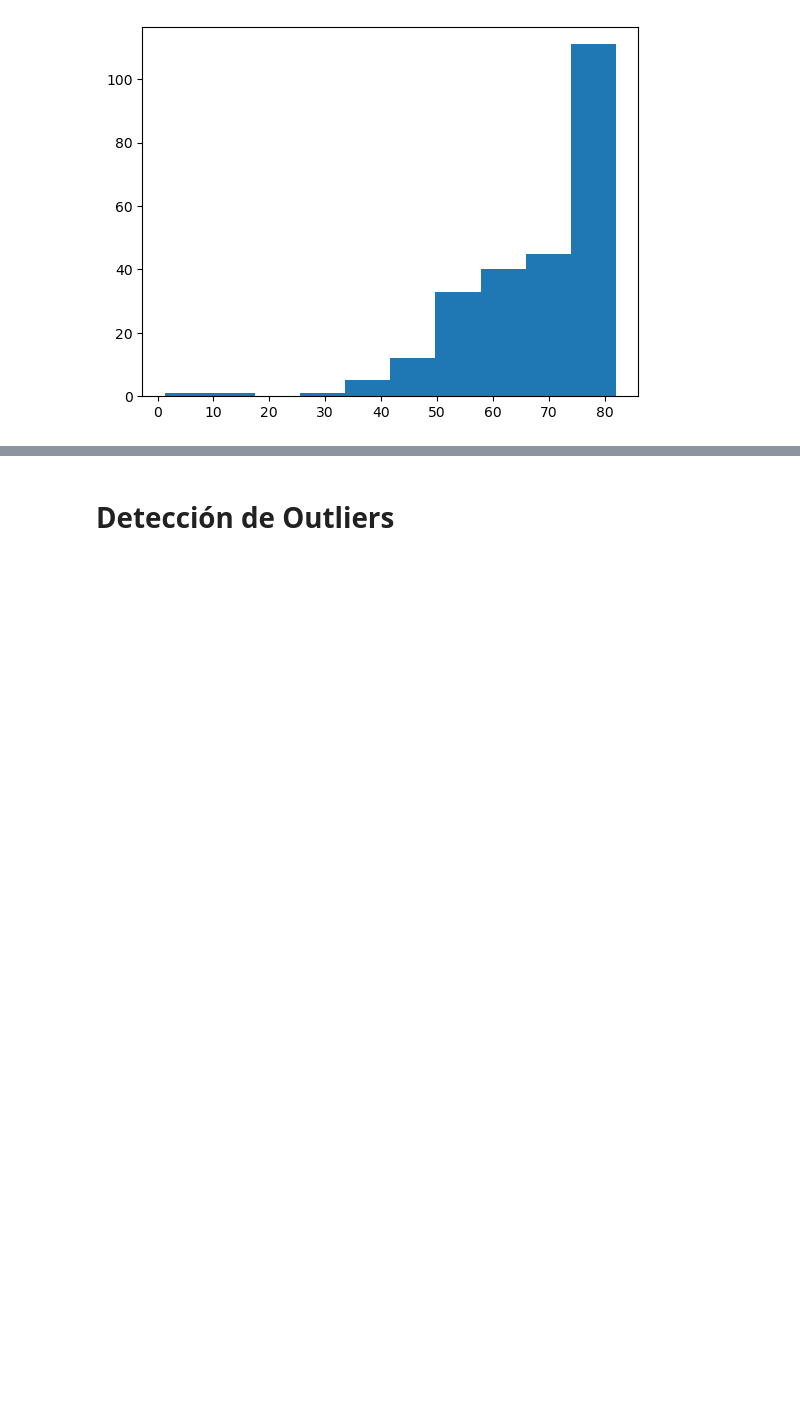
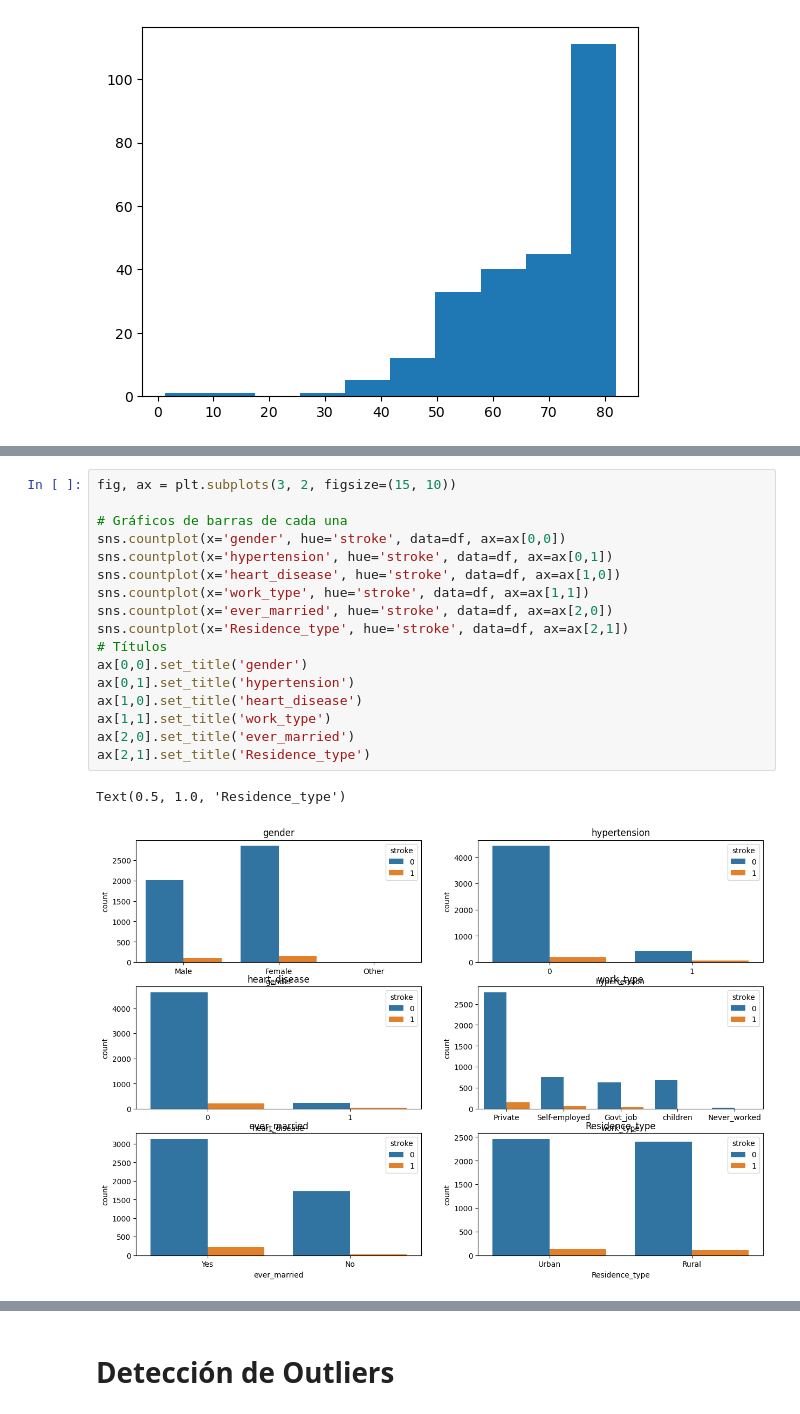
Before and after one commit to Gabriela-Sol/ML, a Jupyter notebook: notebooks/01_data_loading.ipynb, the cells around one changed output, grey strips where cells are left out. Cells and saved outputs as stored; diff of their text form; blank space fills up the shorter version.

```diff
--- a/notebooks/01_data_loading.ipynb
+++ b/notebooks/01_data_loading.ipynb
@@ -212,0 +226,20 @@ plt.hist(df[df['stroke'] == 1]['age'])
+# %%
+fig, ax = plt.subplots(3, 2, figsize=(15, 10))
+
+# Gráficos de barras de cada una
+sns.countplot(x='gender', hue='stroke', data=df, ax=ax[0,0])
+sns.countplot(x='hypertension', hue='stroke', data=df, ax=ax[0,1])
+sns.countplot(x='heart_disease', hue='stroke', data=df, ax=ax[1,0])
+sns.countplot(x='work_type', hue='stroke', data=df, ax=ax[1,1])
+sns.countplot(x='ever_married', hue='stroke', data=df, ax=ax[2,0])
+sns.countplot(x='Residence_type', hue='stroke', data=df, ax=ax[2,1])
+# Títulos
+ax[0,0].set_title('gender')
+ax[0,1].set_title('hypertension')
+ax[1,0].set_title('heart_disease')
+ax[1,1].set_title('work_type')
+ax[2,0].set_title('ever_married')
+ax[2,1].set_title('Residence_type')
+# %% [output]
+Text(0.5, 1.0, 'Residence_type')
+[figure, added]
```
Also changed, not shown: parts of 8 cells of this notebook.
